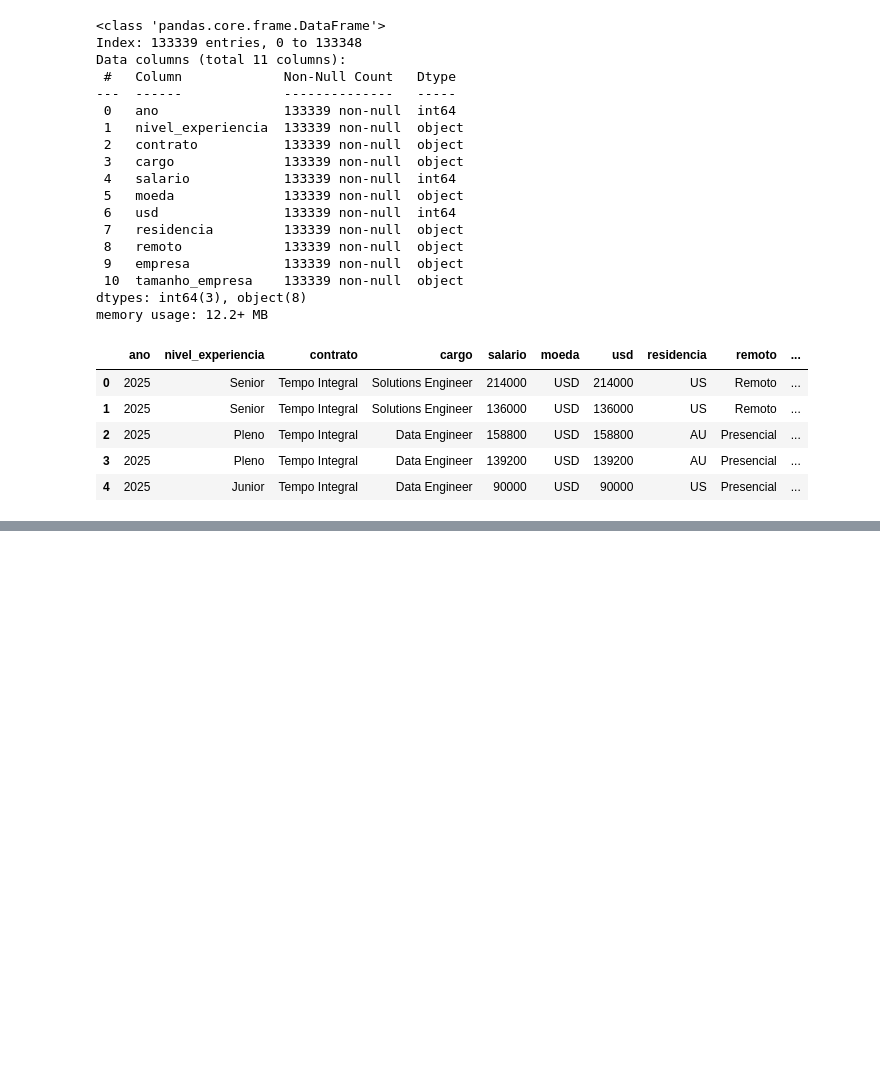
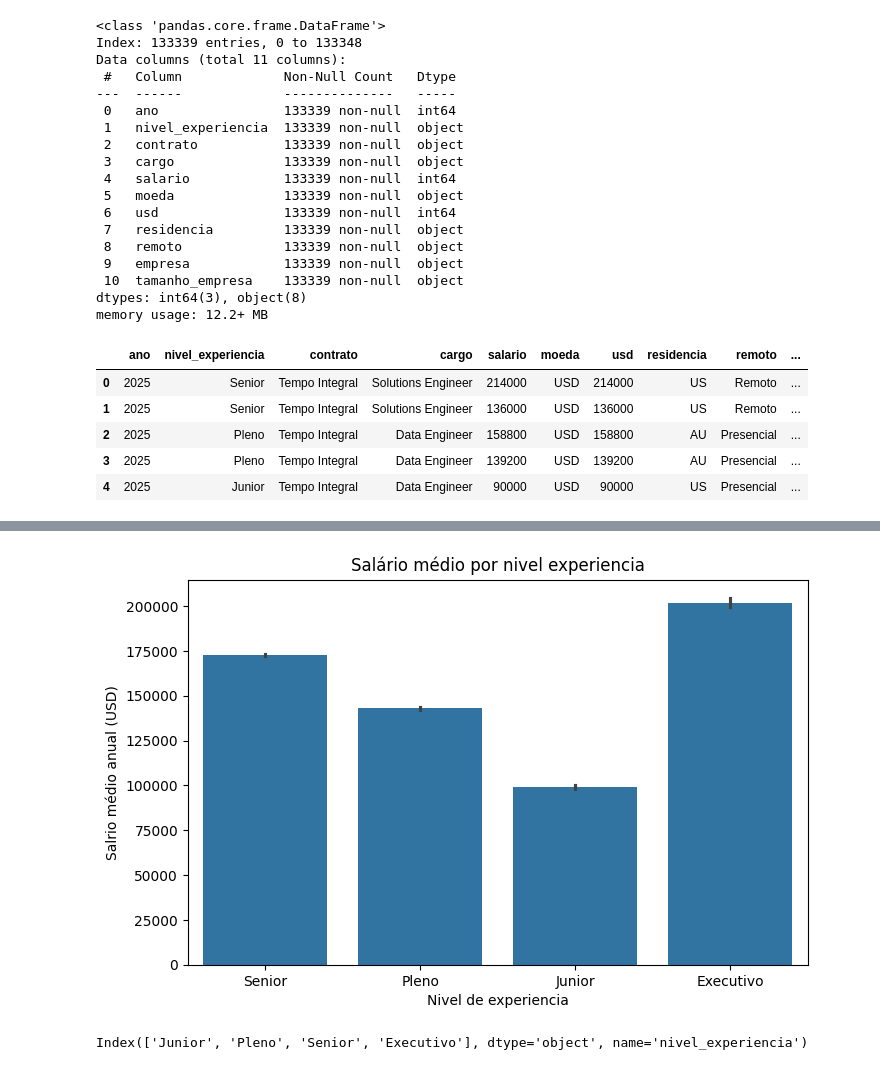
Before and after one commit to FerDelbo/imersao_dados_alura, a Jupyter notebook: aulas.ipynb, the cells around one changed output, grey strips where cells are left out. Cells and saved outputs as stored; diff of their text form; code cells hidden in the pictures; blank space fills up the shorter version.

```diff
--- a/aulas.ipynb
+++ b/aulas.ipynb
@@ -503,0 +531,14 @@ df_limpo.head()
+# %%
+plt.figure(figsize=(8, 5)) # Definir tamanho da imagem
+sns.barplot(data=df_limpo, x='nivel_experiencia', y='usd')
+plt.title('Salário médio por nivel experiencia')
+plt.xlabel('Nivel de experiencia')
+plt.ylabel('Salrio médio anual (USD)')
+plt.show()
+# %% [output]
+[figure, added]
+# %%
+ordem = df_limpo.groupby('nivel_experiencia')['usd'].mean().sort_values(ascending=True).index
+ordem
+# %% [output]
+Index(['Junior', 'Pleno', 'Senior', 'Executivo'], dtype='object', name='nivel_experiencia')
```
Also changed, not shown: parts of 20 cells of this notebook.
